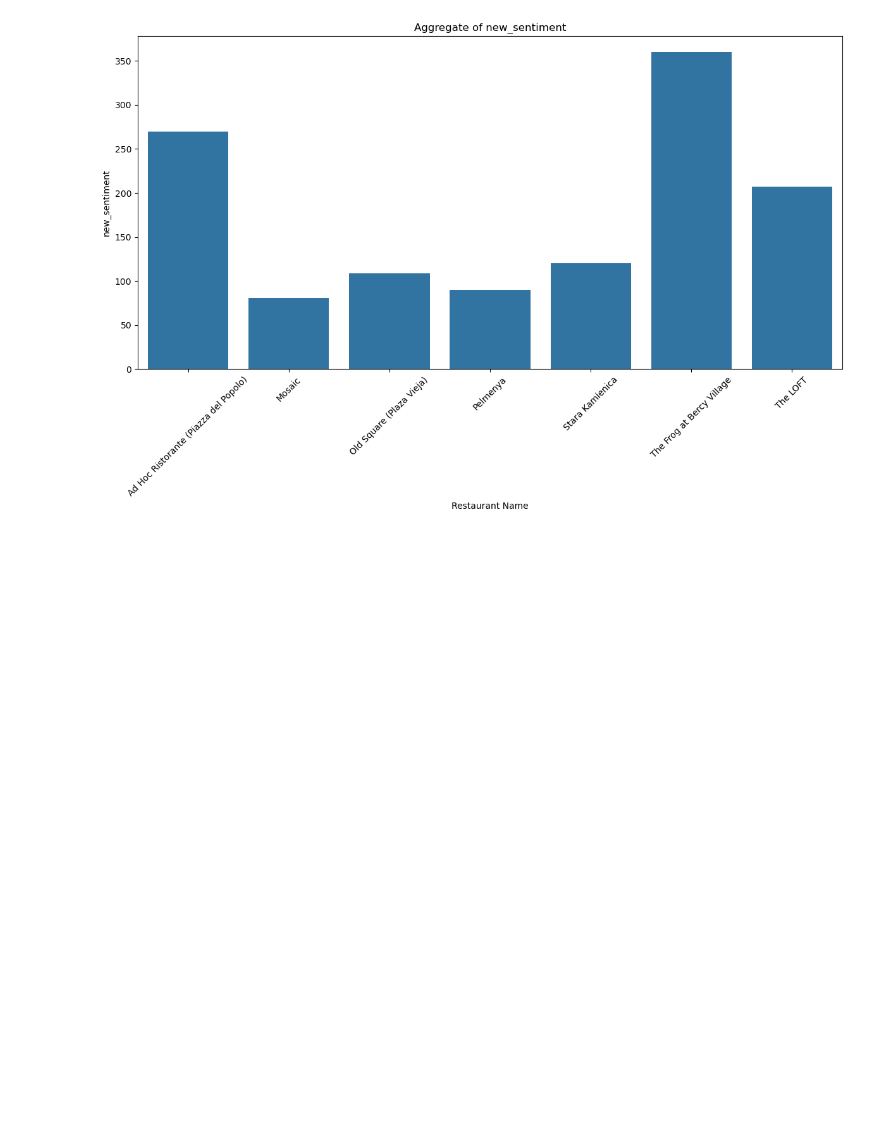
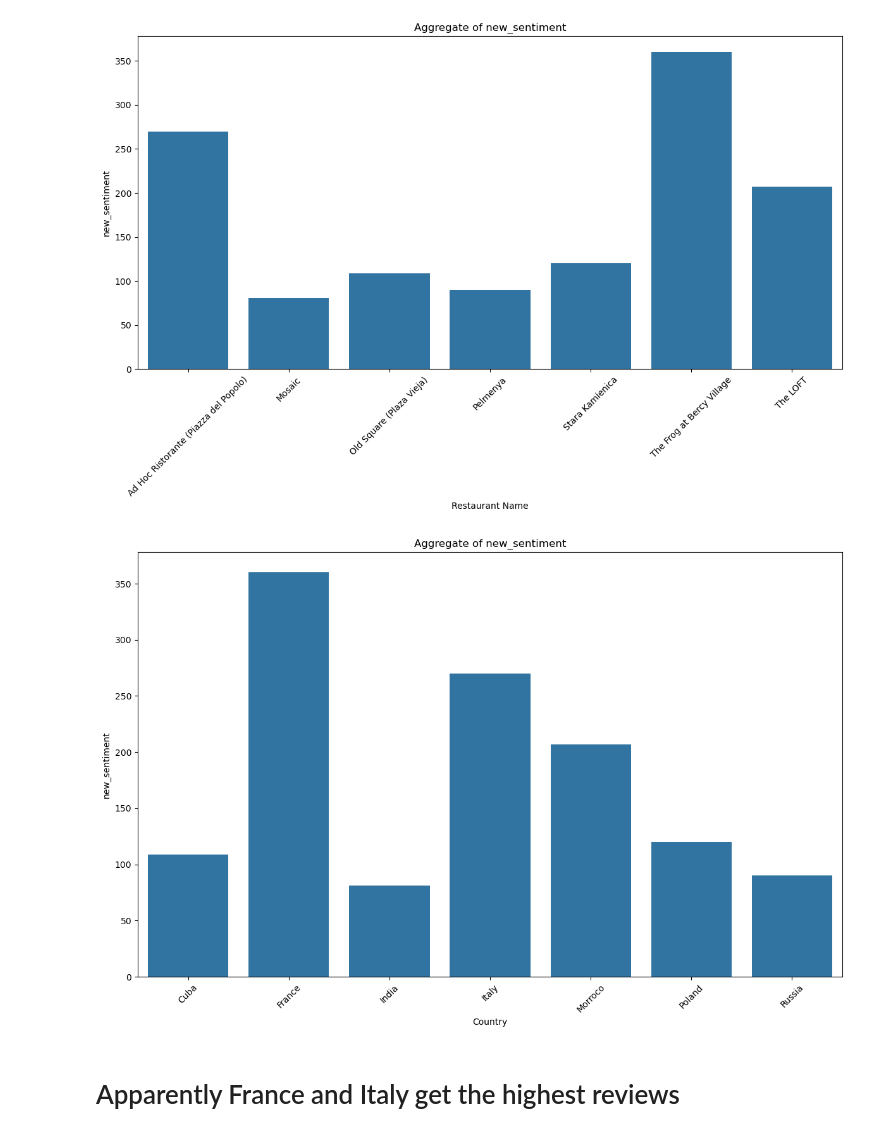
Before and after one commit to MaukanMir/Restaurant-Reviews, a Jupyter notebook: training.ipynb, the cells around one changed output. Saved outputs shown, nothing was run; the diff lists cells and outputs as text; code cells hidden in the pictures; blank space fills up the shorter version.

```diff
--- a/training.ipynb
+++ b/training.ipynb
@@ -115,3 +115,9 @@ positive_sentiment = df[df["Sentiment"] == "Positive"]
 aggregate_dataset(positive_sentiment, ["new_sentiment"], "Restaurant Name", "sum")
 # %% [output]
 [figure]
+# %%
+aggregate_dataset(positive_sentiment, ["new_sentiment"], "Country", "sum")
+# %% [output]
+[figure, added]
+# %% [markdown]
+# Apparently France and Italy get the highest reviews
```
